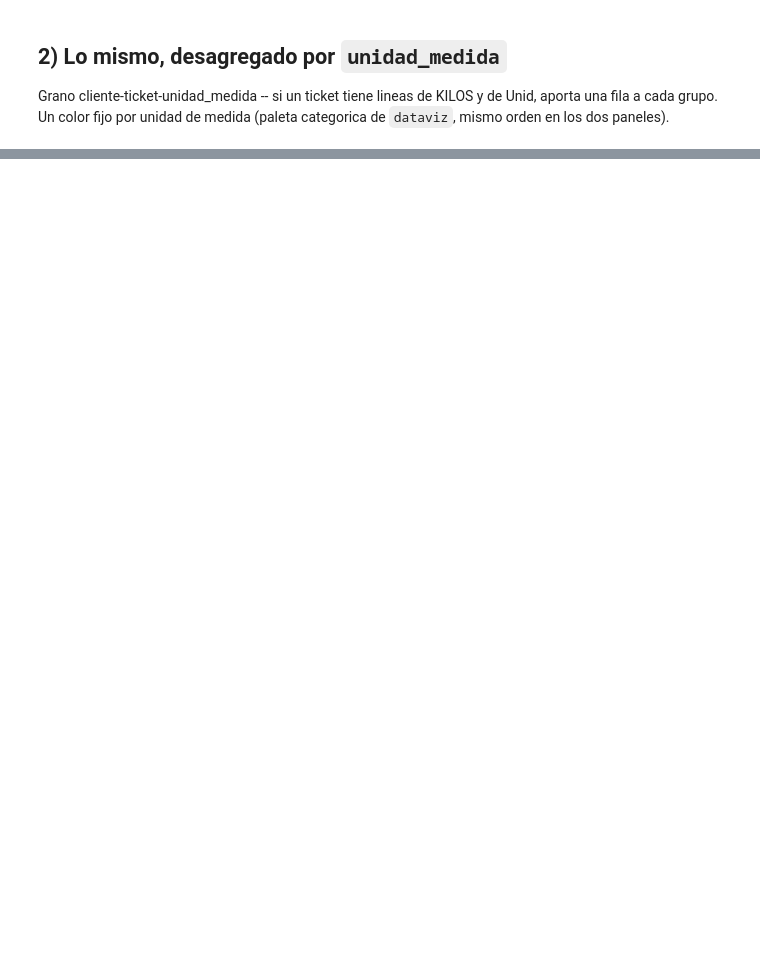
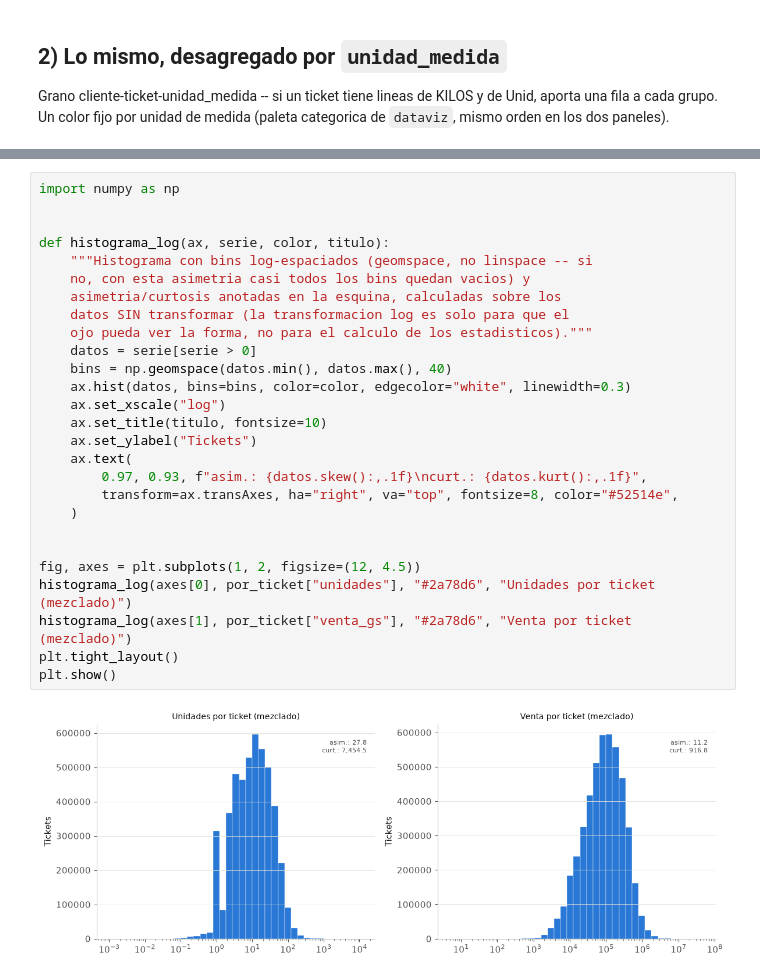
Before and after one commit to afgv/analisis_mayorista, a Jupyter notebook: analisis_mayoristas_v3.ipynb, the cells around one changed output, grey strips where cells are left out. Saved outputs shown, nothing was run; the diff lists cells and outputs as text; blank space fills up the shorter version.

```diff
--- a/analisis_mayoristas_v3.ipynb
+++ b/analisis_mayoristas_v3.ipynb
@@ -163,0 +511,29 @@ plt.show()
+# %%
+import numpy as np
+
+
+def histograma_log(ax, serie, color, titulo):
+    """Histograma con bins log-espaciados (geomspace, no linspace -- si
+    no, con esta asimetria casi todos los bins quedan vacios) y
+    asimetria/curtosis anotadas en la esquina, calculadas sobre los
+    datos SIN transformar (la transformacion log es solo para que el
+    ojo pueda ver la forma, no para el calculo de los estadisticos)."""
+    datos = serie[serie > 0]
+    bins = np.geomspace(datos.min(), datos.max(), 40)
+    ax.hist(datos, bins=bins, color=color, edgecolor="white", linewidth=0.3)
+    ax.set_xscale("log")
+    ax.set_title(titulo, fontsize=10)
+    ax.set_ylabel("Tickets")
+    ax.text(
+        0.97, 0.93, f"asim.: {datos.skew():,.1f}\ncurt.: {datos.kurt():,.1f}",
+        transform=ax.transAxes, ha="right", va="top", fontsize=8, color="#52514e",
+    )
+
+
+fig, axes = plt.subplots(1, 2, figsize=(12, 4.5))
+histograma_log(axes[0], por_ticket["unidades"], "#2a78d6", "Unidades por ticket (mezclado)")
+histograma_log(axes[1], por_ticket["venta_gs"], "#2a78d6", "Venta por ticket (mezclado)")
+plt.tight_layout()
+plt.show()
+# %% [output]
+[figure, added]
```
Also changed, not shown: parts of 25 cells of this notebook, 3 other files.
